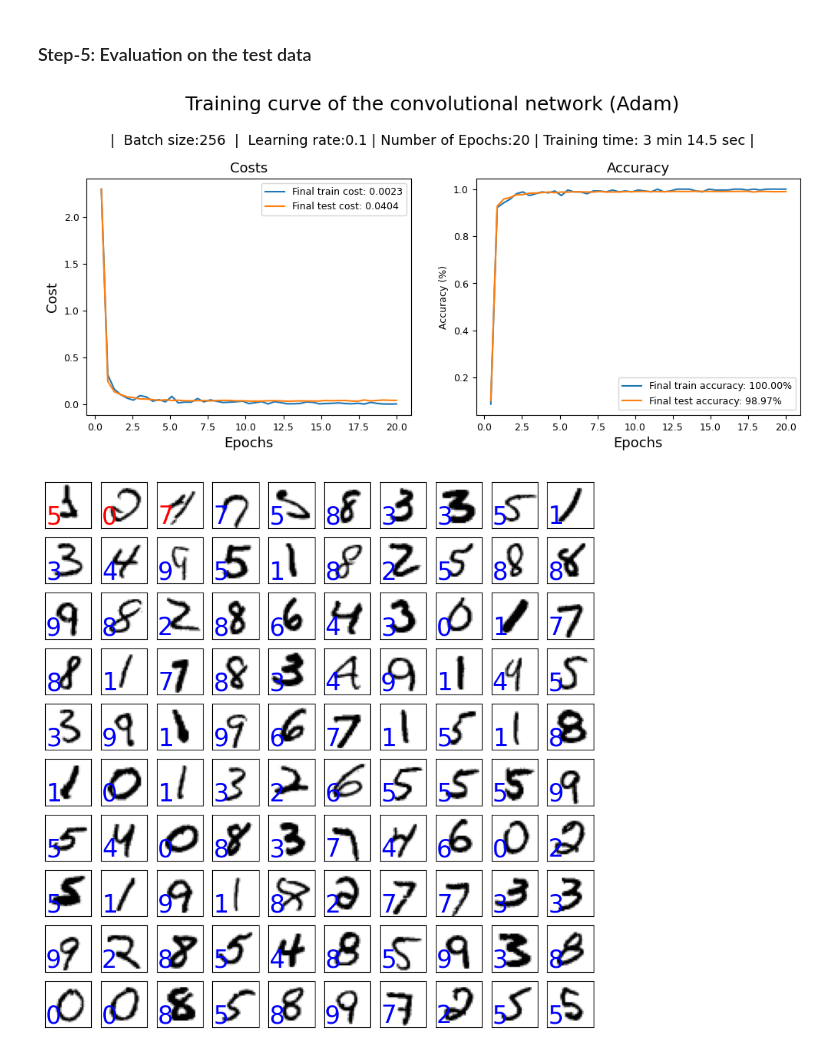
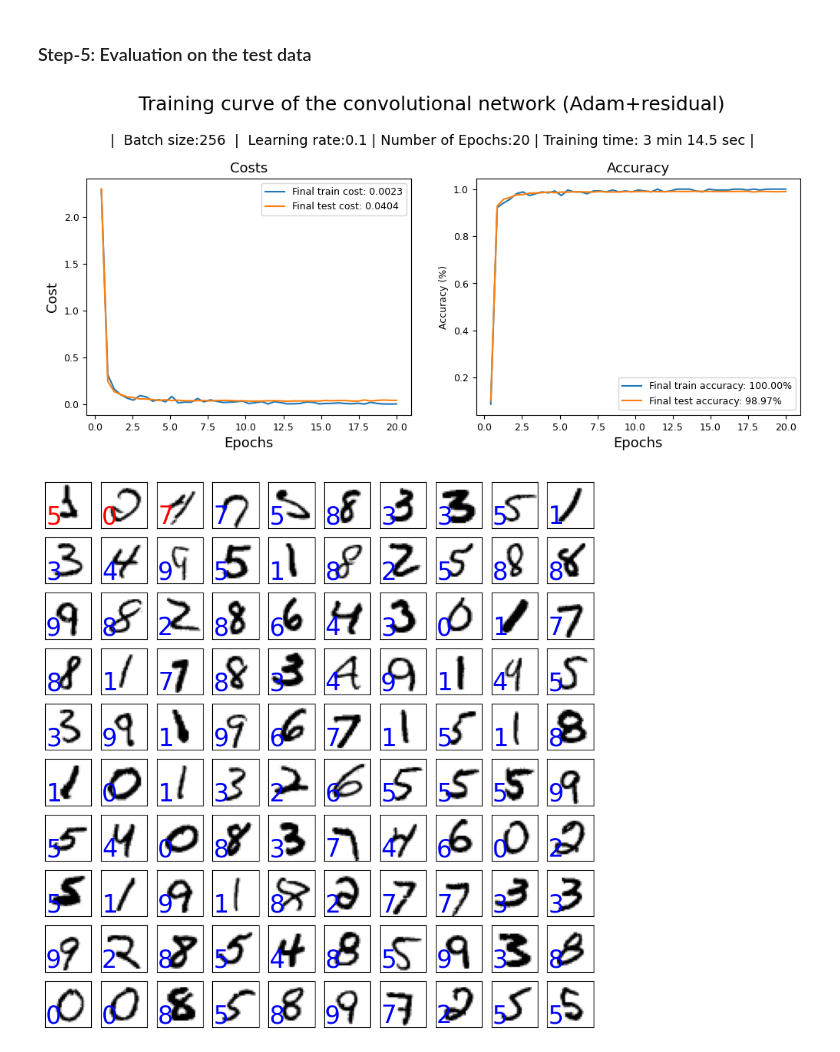
Before and after one commit to sk-chen3727/course_code, a Jupyter notebook: ha2-dl/ex4.ipynb, the cells around one changed output. Drawn from its saved outputs; the diff is of its cells as text; code cells hidden in the pictures.

```diff
--- a/ha2-dl/ex4.ipynb
+++ b/ha2-dl/ex4.ipynb
@@ -558,35 +559,35 @@ def training_curve_plot(title,
     md=13
     sm=9
     fig, axs = plt.subplots(1, 2, figsize=(12, 4))
     fig.suptitle(title, y=1.15, fontsize=lg)
     elapsed_min, elapsed_sec = divmod(elapsed, 60)
     sub = f'|  Batch size:{batch_size}  |  Learning rate:{learning_rate} | Number of Epochs:{num_epochs} ' \
                 + f'| Training time: {elapsed_min:.0f} min {elapsed_sec:.1f} sec |'
     fig.text(0.5, 0.99, sub, ha='center', fontsize=md)
     x = np.array(range(1, len(train_costs)+1))*num_epochs/len(train_costs)
     axs[0].plot(x, train_costs, label=f'Final train cost: {train_costs[-1]:.4f}')
     axs[0].plot(x, test_costs, label=f'Final test cost: {test_costs[-1]:.4f}')
     axs[0].set_title('Costs', fontsize=md)
     axs[0].set_xlabel('Epochs', fontsize=md)
     axs[0].set_ylabel('Cost', fontsize=md)
     axs[0].legend(fontsize=sm)
     axs[0].tick_params(axis='both', labelsize=sm)
     # Optionally use a logarithmic y-scale
     #axs[0].set_yscale('log')
     axs[1].plot(x, train_accuracy, label=f'Final train accuracy: {100*train_accuracy[-1]:.2f}%')
     axs[1].plot(x, test_accuracy, label=f'Final test accuracy: {100*test_accuracy[-1]:.2f}%')
     axs[1].set_title('Accuracy', fontsize=md)
     axs[1].set_xlabel('Epochs', fontsize=md)
     axs[1].set_ylabel('Accuracy (%)', fontsize=sm)
     axs[1].legend(fontsize=sm)
     axs[1].tick_params(axis='both', labelsize=sm)
 
-title = "Training curve of the convolutional network (Adam)"
+title = "Training curve of the convolutional network (Adam+residual)"
 training_curve_plot(title,
                     train_costs, test_costs, train_accuracy, test_accuracy,
                     batch_size, learning_rate, num_epochs, elapsed)
 # %% [output]
-[figure, old version]
+[figure, new version]
 # %%
 # evaluate the network on 100 random test images
 with torch.no_grad():
```
Also changed, not shown: parts of 1 cell of this notebook.
